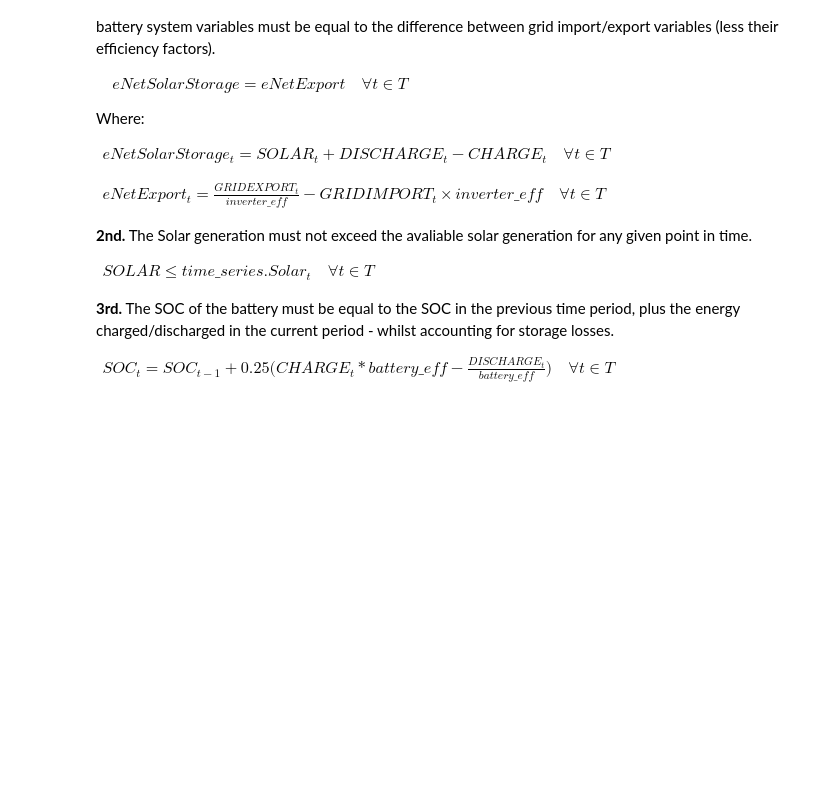
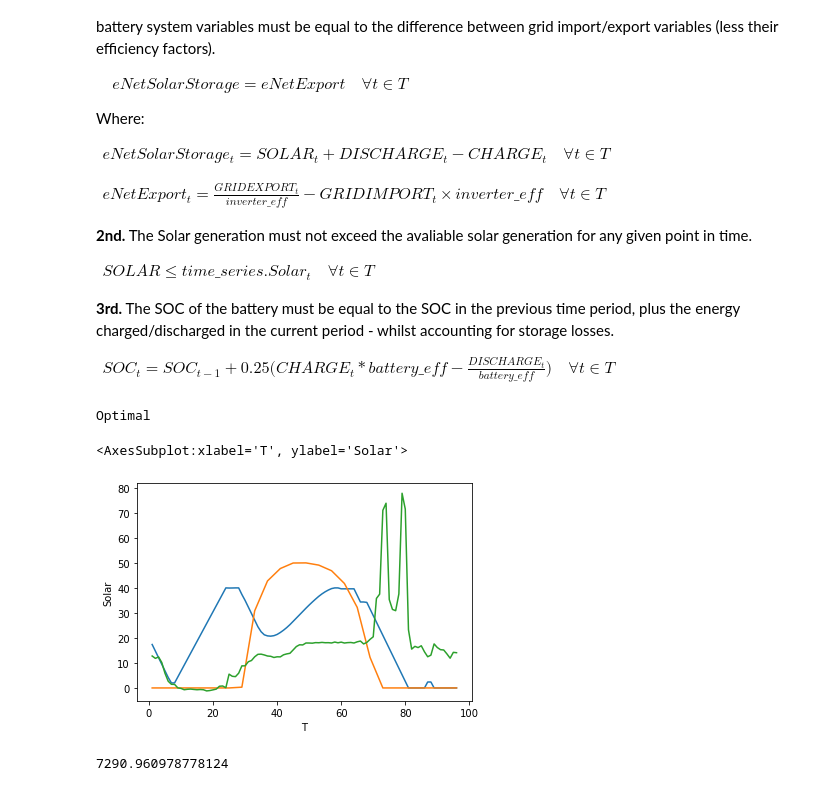
Before and after one commit to chris-lawrie/battery_modeling, a Jupyter notebook: Battery_Arbitrage.ipynb, the cells around one changed output. Cells and saved outputs as stored; diff of their text form; code cells hidden in the pictures; blank space fills up the shorter version.

Commit message:
Dashboard & model working

```diff
--- a/Battery_Arbitrage.ipynb
+++ b/Battery_Arbitrage.ipynb
@@ -84,11 +70,11 @@ $\begin{align*}
 \end{align*}$
 # %%
 # Define this objective function in a loop too for all times t in T
-for t in T:
-    model += (GRIDEXPORT[t]-GRIDIMPORT[t])*df.Price[t]*0.25
+objective = [None]*T
+for t in range(T):
+    objective[t] = (GRIDEXPORT[t]-GRIDIMPORT[t])*df.Price[t]*0.25
 
-# @expression(PV_model, eRevenue, sum((GRIDEXPORT[t]-GRIDIMPORT[t])*time_series.Price[t]*0.25
-#         for t in time_series.T));
+model += sum(objective)
 # %% [markdown]
 ### Constraints
 As we all as the upper/lower bounds for the variables defined earlier, we need to add a few more constraints.
@@ -123,13 +109,36 @@ SOC_t = SOC_{t-1} + 0.25\big(CHARGE_t * battery\_eff - \frac{DISCHARGE_t}{batter
 \end{align*}$
 # %%
 # Add in constraints:
-for t in T:
-    model += (SOLAR[t] + DISCHARGE[t] - CHARGE[t]) = (GRIDEXPORT[t]/inverter_eff - GRIDIMPORT[t]*inverter_eff)
+for t in range(T):
+    model += (SOLAR[t] + DISCHARGE[t] - CHARGE[t]) == (GRIDEXPORT[t]*(1/inverter_eff) - GRIDIMPORT[t]*inverter_eff)
     model += SOLAR[t] <= df.Solar[t]
     if t == 0:
-        model += SOC[t] = (start_charge + (CHARGE[t]*battery_eff - DISCHARGE[t]/battery_eff)*0.25)
+        model += SOC[t] == (start_charge + (CHARGE[t]*battery_eff - DISCHARGE[t]*(1/battery_eff))*0.25)
     else:
-        model += SOC[t] = (SOC[t-1] + (CHARGE[t]*battery_eff - DISCHARGE[t]/battery_eff)*0.25)
+        model += SOC[t] == (SOC[t-1] + (CHARGE[t]*battery_eff - DISCHARGE[t]*(1/battery_eff))*0.25)
 # %%
 status = model.solve()
-print(p.LpStatus)
+print(p.LpStatus[status])
+# %% [output]
+Optimal
+# %%
+ans_SOC = [None]*T
+ans_OBJ = [None]*T
+
+for t in range(T):
+    ans_SOC[t] = p.value(SOC[t])
+    ans_OBJ[t] = p.value(objective[t])
+
+df["SOC"] = ans_SOC
+# %%
+
+sns.lineplot(data = df, x = "T", y = ans_SOC)
+sns.lineplot(data = df, x = "T", y = "Solar")
+sns.lineplot(data = df, x = "T", y = "Price")
+# %% [output]
+<AxesSubplot:xlabel='T', ylabel='Solar'>
+[figure, added]
+# %%
+sum(ans_OBJ)
+# %% [output]
+7290.960978778124
```
Also changed, not shown: parts of 1 cell of this notebook, 9 other files.
